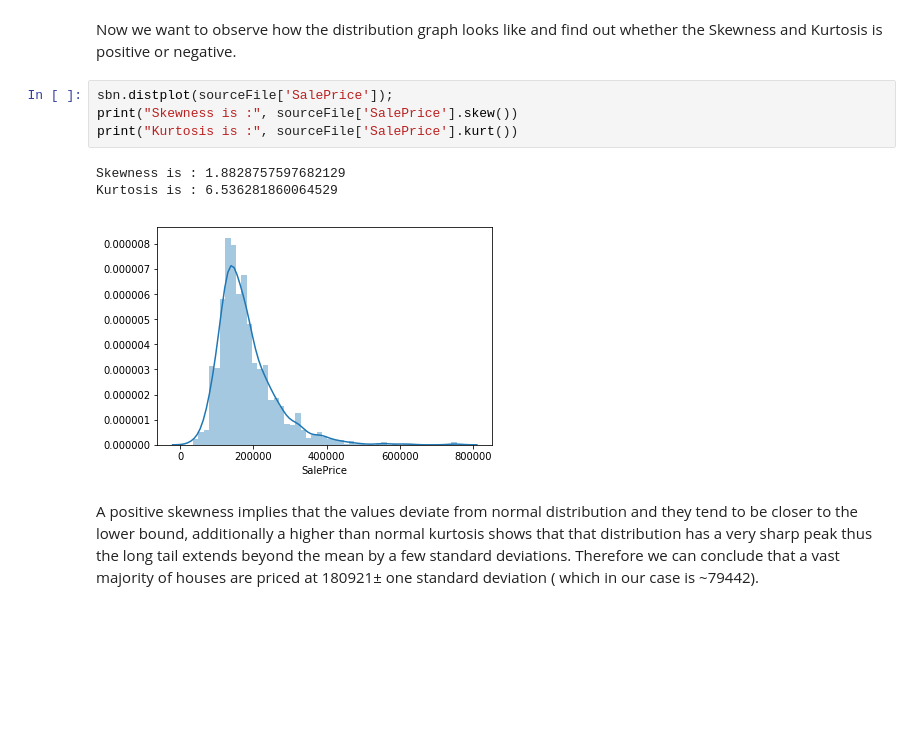
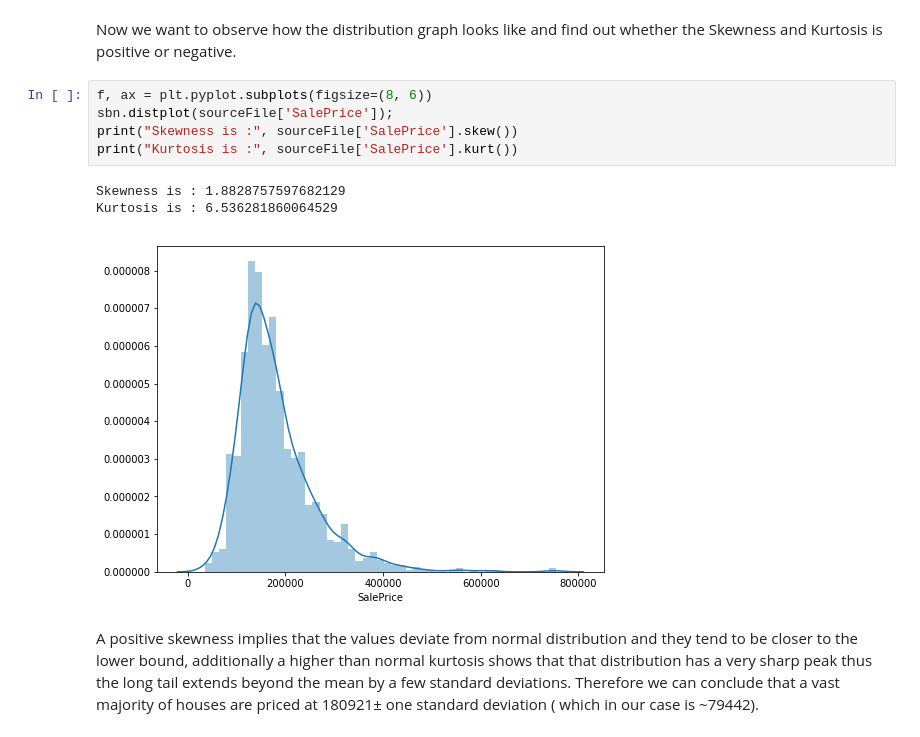
Before and after one commit to ashocorian/a16, a Jupyter notebook: A16 Project/source.ipynb, the cells around one changed output. Saved outputs shown, nothing was run; the diff lists cells and outputs as text; blank space fills up the shorter version.

```diff
--- a/A16 Project/source.ipynb
+++ b/A16 Project/source.ipynb
@@ -57,13 +57,14 @@ Name: SalePrice, dtype: float64
 # %% [markdown]
 Now we want to observe how the distribution graph looks like and find out whether the Skewness and Kurtosis is positive or negative.
 # %%
+f, ax = plt.pyplot.subplots(figsize=(8, 6))
 sbn.distplot(sourceFile['SalePrice']);
 print("Skewness is :", sourceFile['SalePrice'].skew())
 print("Kurtosis is :", sourceFile['SalePrice'].kurt())
 # %% [output]
 Skewness is : 1.8828757597682129
 Kurtosis is : 6.536281860064529
-[figure, old version]
+[figure, new version]
 # %% [markdown]
 A positive skewness implies that the values deviate from normal distribution and they tend to be closer to the lower bound, additionally a higher than normal kurtosis shows that that distribution has a very sharp peak thus the long tail extends beyond the mean by a few standard deviations.
 Therefore we can conclude that a vast majority of houses are priced at 180921± one standard deviation ( which in our case is ~79442).
```
Also changed, not shown: parts of 7 cells of this notebook.
